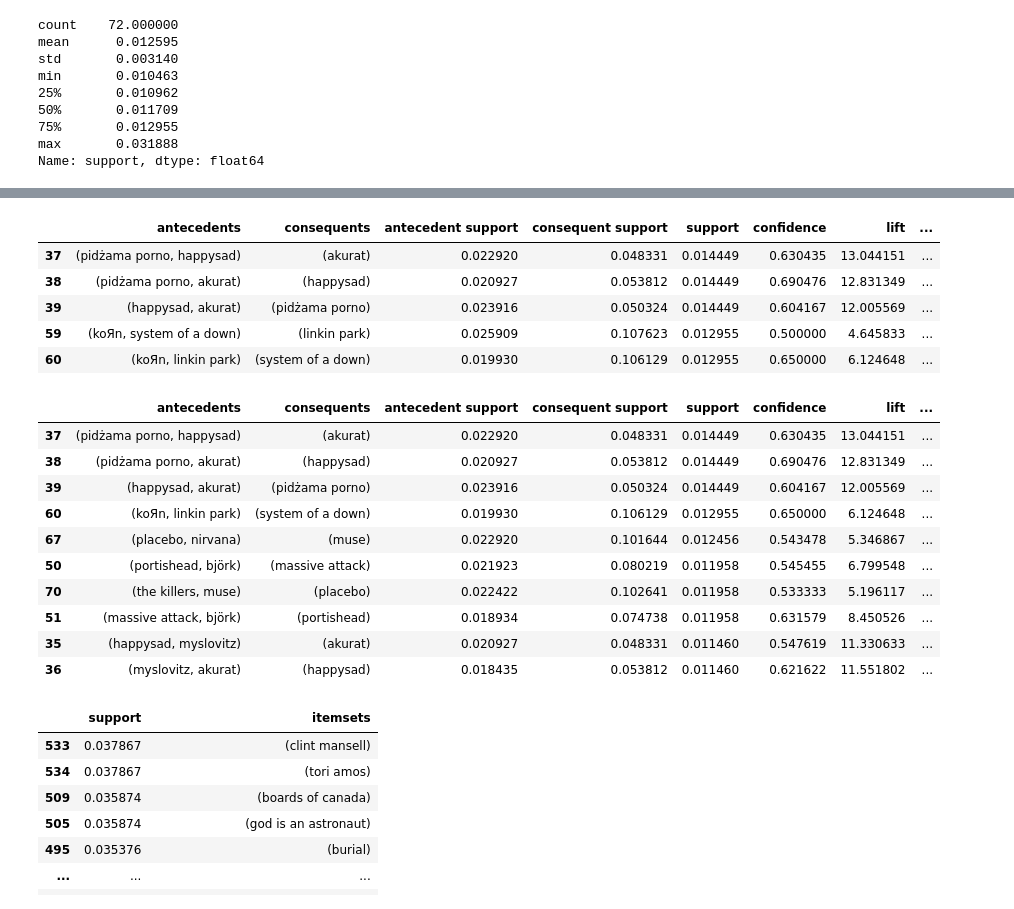
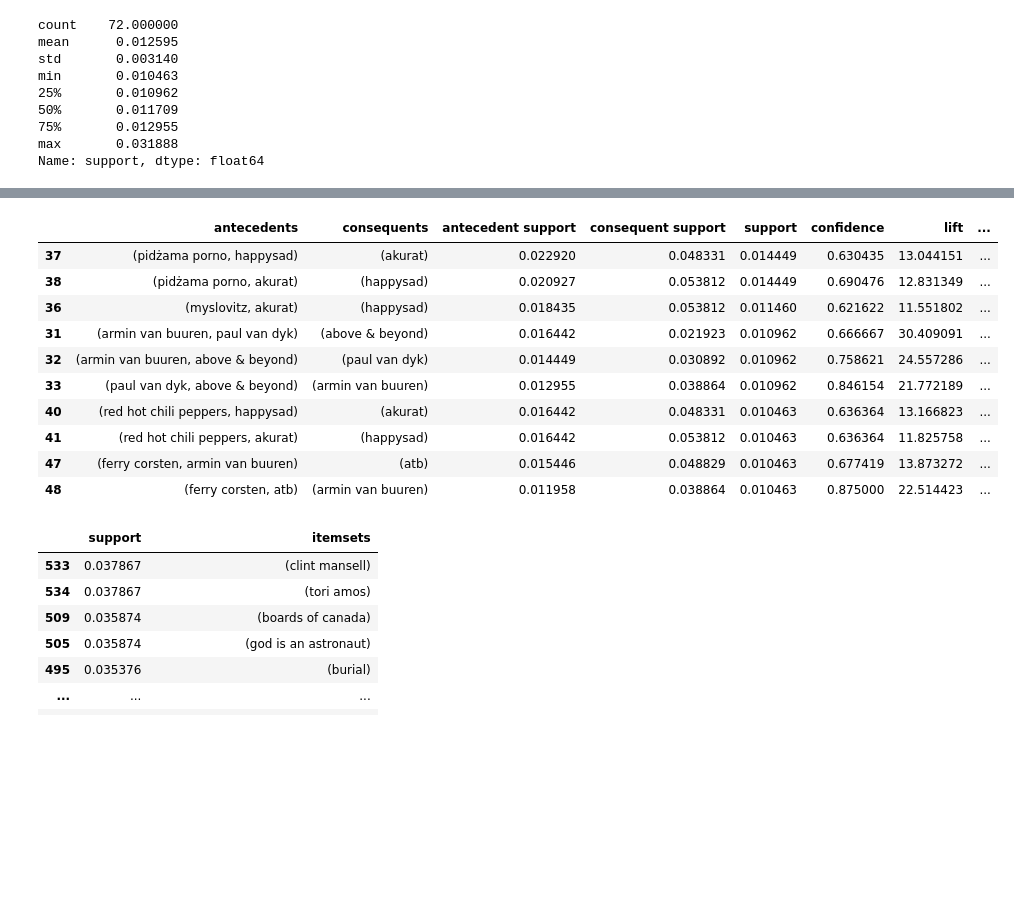
Before and after one commit to KatFei/data-mining-crs, a Jupyter notebook: Lab2/Hometask 2 - LastFM mining.ipynb, the cells around one changed output, grey strips where cells are left out. Drawn from its saved outputs; the diff is of its cells as text; code cells hidden in the pictures; blank space fills up the shorter version.

```diff
--- a/Lab2/Hometask 2 - LastFM mining.ipynb
+++ b/Lab2/Hometask 2 - LastFM mining.ipynb
@@ -398,29 +329,26 @@ rules[
 # %%
-rules[(rules['antecedents'].apply(lambda x: len(x)) >= 2)].sort_values(by = ['support'], ascending=False).head(5)
+rules = association_rules(apr_itemsets, metric="confidence", min_threshold=0.5)
+rules["antecedent_len"] = rules["antecedents"].apply(lambda x: len(x))
+rules.sort_values(by = ['support'], ascending=False)
+
+rules[
+    (rules['antecedent_len'] >= 2) &
+    (rules['confidence'] > 0.5) &
+    (rules['lift'] > 9.8) &
+    (rules['conviction'] > 2.4)
+].sort_values(by = ['support'], ascending=False).head(10)
 # %% [output]
 |  | antecedents | consequents | antecedent support | consequent support | support | confidence | lift | ... |
 | 37 | (pidżama porno, happysad) | (akurat) | 0.022920 | 0.048331 | 0.014449 | 0.630435 | 13.044151 | ... |
 | 38 | (pidżama porno, akurat) | (happysad) | 0.020927 | 0.053812 | 0.014449 | 0.690476 | 12.831349 | ... |
-| 39 | (happysad, akurat) | (pidżama porno) | 0.023916 | 0.050324 | 0.014449 | 0.604167 | 12.005569 | ... |
-| 59 | (koЯn, system of a down) | (linkin park) | 0.025909 | 0.107623 | 0.012955 | 0.500000 | 4.645833 | ... |
-| 60 | (koЯn, linkin park) | (system of a down) | 0.019930 | 0.106129 | 0.012955 | 0.650000 | 6.124648 | ... |
+| 36 | (myslovitz, akurat) | (happysad) | 0.018435 | 0.053812 | 0.011460 | 0.621622 | 11.551802 | ... |
+| 31 | (armin van buuren, paul van dyk) | (above & beyond) | 0.016442 | 0.021923 | 0.010962 | 0.666667 | 30.409091 | ... |
+| 32 | (armin van buuren, above & beyond) | (paul van dyk) | 0.014449 | 0.030892 | 0.010962 | 0.758621 | 24.557286 | ... |
+| 33 | (paul van dyk, above & beyond) | (armin van buuren) | 0.012955 | 0.038864 | 0.010962 | 0.846154 | 21.772189 | ... |
+| 40 | (red hot chili peppers, happysad) | (akurat) | 0.016442 | 0.048331 | 0.010463 | 0.636364 | 13.166823 | ... |
+| 41 | (red hot chili peppers, akurat) | (happysad) | 0.016442 | 0.053812 | 0.010463 | 0.636364 | 11.825758 | ... |
+| 47 | (ferry corsten, armin van buuren) | (atb) | 0.015446 | 0.048829 | 0.010463 | 0.677419 | 13.873272 | ... |
+| 48 | (ferry corsten, atb) | (armin van buuren) | 0.011958 | 0.038864 | 0.010463 | 0.875000 | 22.514423 | ... |
-# %%
-rules = association_rules(apr_itemsets, metric="confidence", min_threshold=0.5)
-rules.sort_values(by = ['support'], ascending=False)
-
-rules[ (rules['antecedents'].apply(lambda x: len(x)) >=2) & (rules['confidence'] > 0.5) & (rules['lift'] > 5) & (rules['conviction'] > 1.2)].sort_values(by = ['support'], ascending=False).head(10)
-# %% [output]
-|  | antecedents | consequents | antecedent support | consequent support | support | confidence | lift | ... |
-| 37 | (pidżama porno, happysad) | (akurat) | 0.022920 | 0.048331 | 0.014449 | 0.630435 | 13.044151 | ... |
-| 38 | (pidżama porno, akurat) | (happysad) | 0.020927 | 0.053812 | 0.014449 | 0.690476 | 12.831349 | ... |
-| 39 | (happysad, akurat) | (pidżama porno) | 0.023916 | 0.050324 | 0.014449 | 0.604167 | 12.005569 | ... |
-| 60 | (koЯn, linkin park) | (system of a down) | 0.019930 | 0.106129 | 0.012955 | 0.650000 | 6.124648 | ... |
-| 67 | (placebo, nirvana) | (muse) | 0.022920 | 0.101644 | 0.012456 | 0.543478 | 5.346867 | ... |
-| 50 | (portishead, björk) | (massive attack) | 0.021923 | 0.080219 | 0.011958 | 0.545455 | 6.799548 | ... |
-| 70 | (the killers, muse) | (placebo) | 0.022422 | 0.102641 | 0.011958 | 0.533333 | 5.196117 | ... |
-| 51 | (massive attack, björk) | (portishead) | 0.018934 | 0.074738 | 0.011958 | 0.631579 | 8.450526 | ... |
-| 35 | (happysad, myslovitz) | (akurat) | 0.020927 | 0.048331 | 0.011460 | 0.547619 | 11.330633 | ... |
-| 36 | (myslovitz, akurat) | (happysad) | 0.018435 | 0.053812 | 0.011460 | 0.621622 | 11.551802 | ... |
 # %%
 max_res=fpmax(df_by_user_ext.drop(columns=['user','country','sex','artist']),min_support=0.01, use_colnames=True)
 max_res.sort_values(by = ['support'], ascending=False)
```
Also changed, not shown: parts of 47 cells of this notebook.
